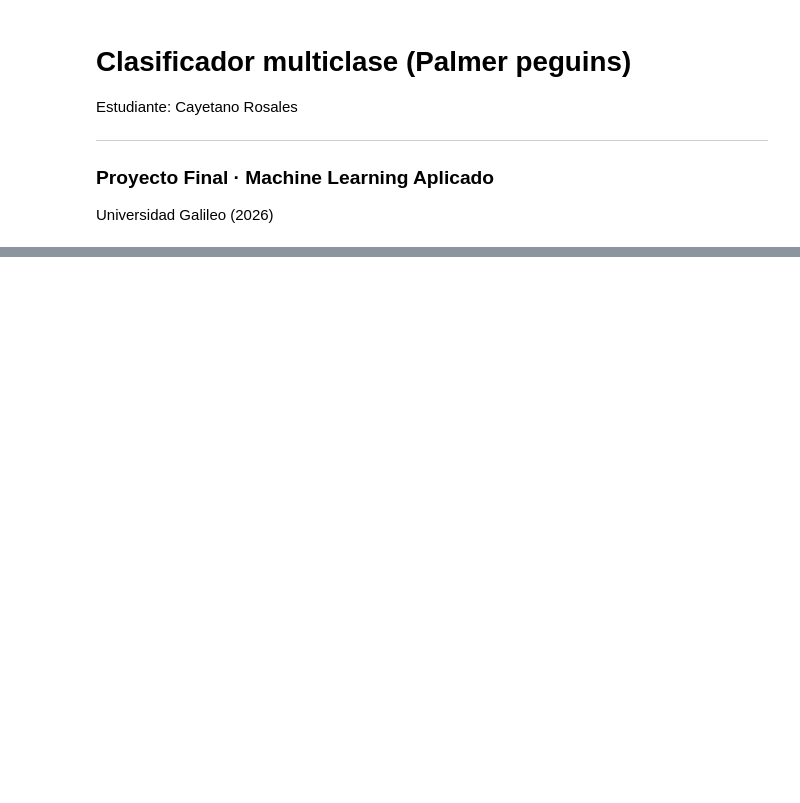
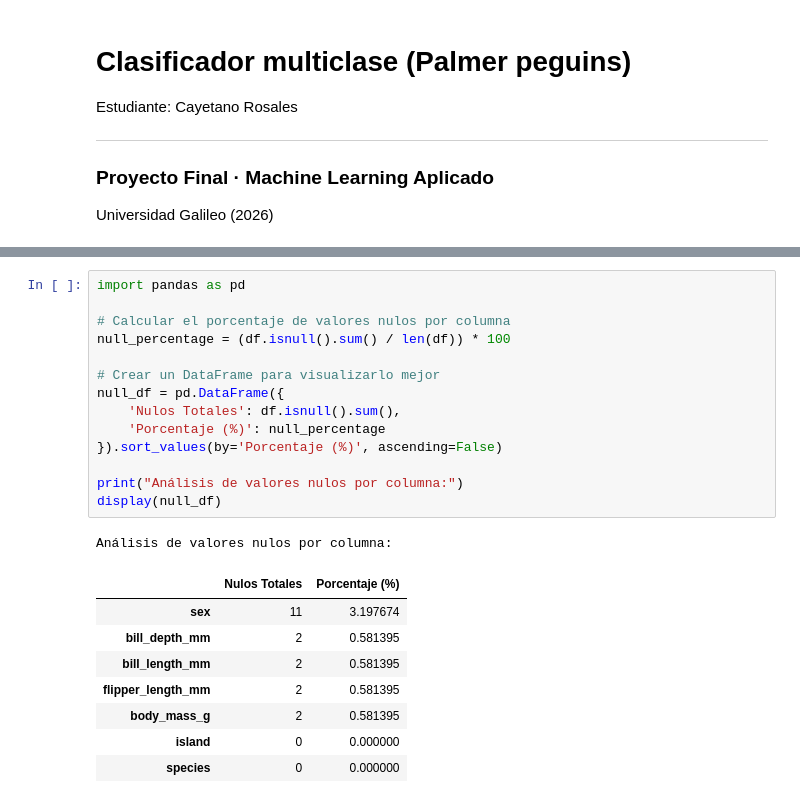
Before and after one commit to CayeRZ/proyecto-machine-learning-galileo, a Jupyter notebook: cayetano_clasificador_multiclase_ipynb.ipynb, the cells around one changed output, grey strips where cells are left out. Saved outputs shown, nothing was run; the diff lists cells and outputs as text; blank space fills up the shorter version.

```diff
--- a/cayetano_clasificador_multiclase_ipynb.ipynb
+++ b/cayetano_clasificador_multiclase_ipynb.ipynb
@@ -18,0 +126,24 @@ La información del dataset es el siguiente:
+# %%
+import pandas as pd
+
+# Calcular el porcentaje de valores nulos por columna
+null_percentage = (df.isnull().sum() / len(df)) * 100
+
+# Crear un DataFrame para visualizarlo mejor
+null_df = pd.DataFrame({
+    'Nulos Totales': df.isnull().sum(),
+    'Porcentaje (%)': null_percentage
+}).sort_values(by='Porcentaje (%)', ascending=False)
+
+print("Análisis de valores nulos por columna:")
+display(null_df)
+# %% [output]
+Análisis de valores nulos por columna:
+|  | Nulos Totales | Porcentaje (%) |
+| sex | 11 | 3.197674 |
+| bill_depth_mm | 2 | 0.581395 |
+| bill_length_mm | 2 | 0.581395 |
+| flipper_length_mm | 2 | 0.581395 |
+| body_mass_g | 2 | 0.581395 |
+| island | 0 | 0.000000 |
+| species | 0 | 0.000000 |
```
Also changed, not shown: parts of 30 cells of this notebook.
